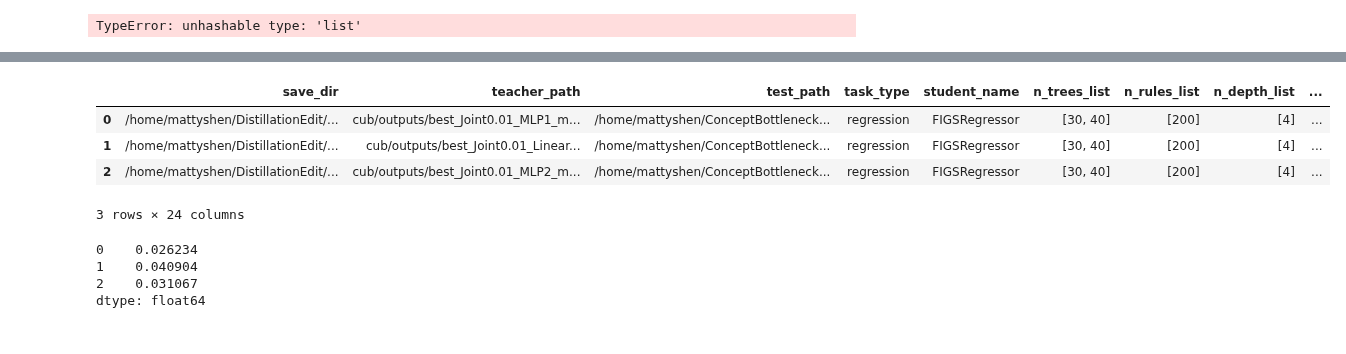
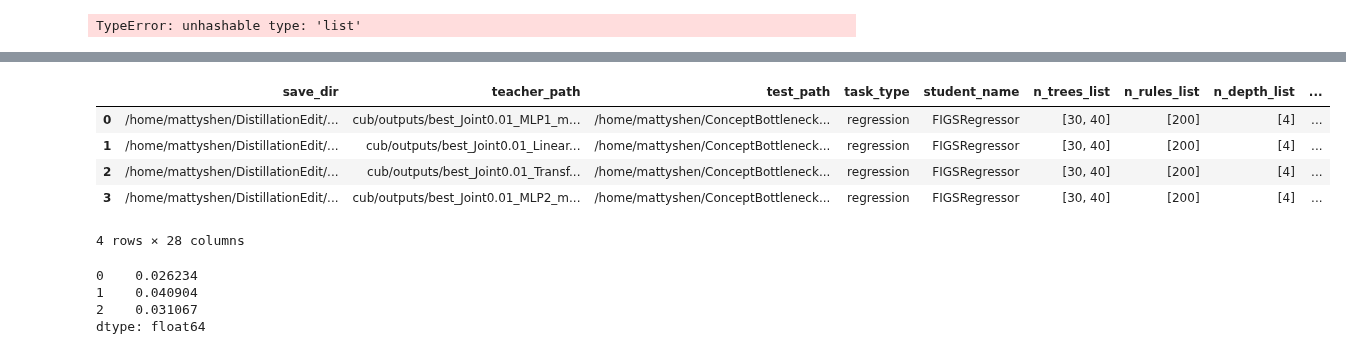
Before and after one commit to mattyshen/adaptiveTTI, a Jupyter notebook: notebooks/distillation_cub.ipynb, the cells around one changed output, grey strips where cells are left out. Cells and saved outputs as stored; diff of their text form; code cells hidden in the pictures.

Commit message:
transformer e500 results

```diff
--- a/notebooks/distillation_cub.ipynb
+++ b/notebooks/distillation_cub.ipynb
@@ -43,11 +37,12 @@ r
 # %%
-r.loc[:, ~r.columns.str.contains('train')&~r.columns.str.contains('prediction')].round(4)
+r.loc[:, ~r.columns.str.contains('train')&~r.columns.str.contains('distillation')]
 # %% [output]
 |  | save_dir | teacher_path | test_path | task_type | student_name | n_trees_list | n_rules_list | n_depth_list | ... |
 | 0 | /home/mattyshen/DistillationEdit/... | cub/outputs/best_Joint0.01_MLP1_m... | /home/mattyshen/ConceptBottleneck... | regression | FIGSRegressor | [30, 40] | [200] | [4] | ... |
 | 1 | /home/mattyshen/DistillationEdit/... | cub/outputs/best_Joint0.01_Linear... | /home/mattyshen/ConceptBottleneck... | regression | FIGSRegressor | [30, 40] | [200] | [4] | ... |
-| 2 | /home/mattyshen/DistillationEdit/... | cub/outputs/best_Joint0.01_MLP2_m... | /home/mattyshen/ConceptBottleneck... | regression | FIGSRegressor | [30, 40] | [200] | [4] | ... |
+| 2 | /home/mattyshen/DistillationEdit/... | cub/outputs/best_Joint0.01_Transf... | /home/mattyshen/ConceptBottleneck... | regression | FIGSRegressor | [30, 40] | [200] | [4] | ... |
+| 3 | /home/mattyshen/DistillationEdit/... | cub/outputs/best_Joint0.01_MLP2_m... | /home/mattyshen/ConceptBottleneck... | regression | FIGSRegressor | [30, 40] | [200] | [4] | ... |
-3 rows × 24 columns
+4 rows × 28 columns
 # %%
 r['teacher_prediction_adap_interv_test_accuracy'] - r['teacher_prediction_test_accuracy']
 # %% [output]
```
Also changed, not shown: parts of 2 cells of this notebook, 6 other files.
